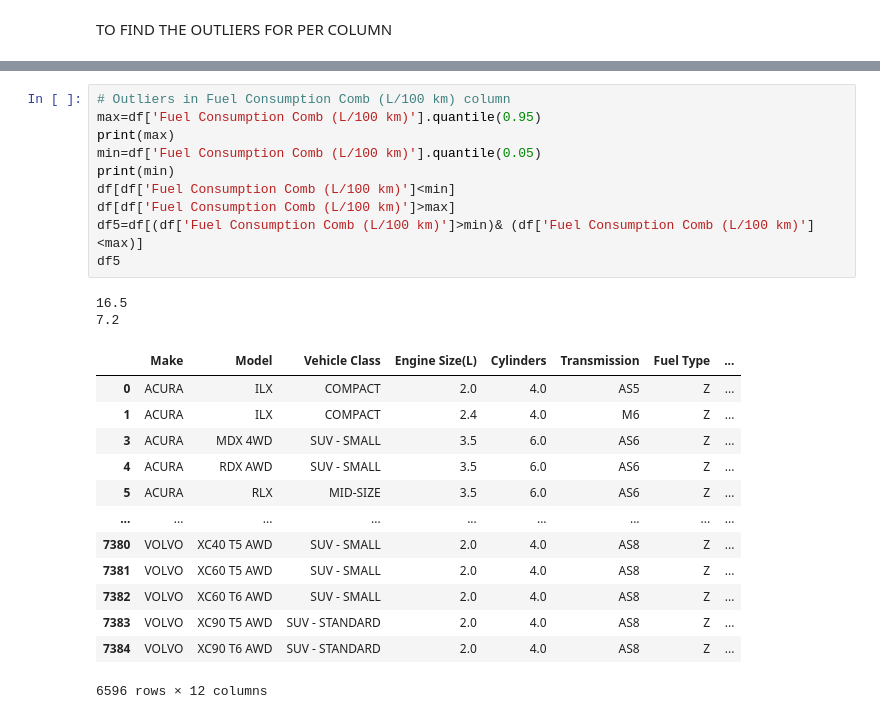
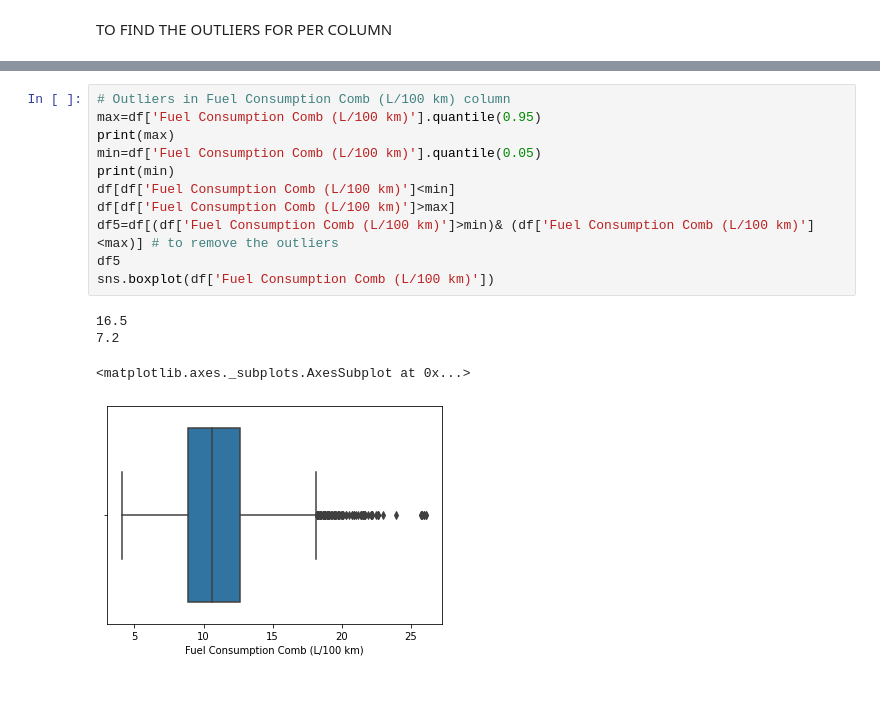
Before and after one commit to somashekar95/CO2data_cleansing, a Jupyter notebook: CO2data.ipynb, the cells around one changed output, grey strips where cells are left out. Cells and saved outputs as stored; diff of their text form; blank space fills up the shorter version.

```diff
--- a/CO2data.ipynb
+++ b/CO2data.ipynb
@@ -157,29 +125,19 @@ df4
 # %%
 # Outliers in Fuel Consumption Comb (L/100 km) column
 max=df['Fuel Consumption Comb (L/100 km)'].quantile(0.95)
 print(max)
 min=df['Fuel Consumption Comb (L/100 km)'].quantile(0.05)
 print(min)
 df[df['Fuel Consumption Comb (L/100 km)']<min]
 df[df['Fuel Consumption Comb (L/100 km)']>max]
-df5=df[(df['Fuel Consumption Comb (L/100 km)']>min)& (df['Fuel Consumption Comb (L/100 km)']<max)]
+df5=df[(df['Fuel Consumption Comb (L/100 km)']>min)& (df['Fuel Consumption Comb (L/100 km)']<max)] # to remove the outliers
 df5
+sns.boxplot(df['Fuel Consumption Comb (L/100 km)'])
 # %% [output]
 16.5
 7.2
-|  | Make | Model | Vehicle Class | Engine Size(L) | Cylinders | Transmission | Fuel Type | ... |
-| 0 | ACURA | ILX | COMPACT | 2.0 | 4.0 | AS5 | Z | ... |
-| 1 | ACURA | ILX | COMPACT | 2.4 | 4.0 | M6 | Z | ... |
-| 3 | ACURA | MDX 4WD | SUV - SMALL | 3.5 | 6.0 | AS6 | Z | ... |
-| 4 | ACURA | RDX AWD | SUV - SMALL | 3.5 | 6.0 | AS6 | Z | ... |
-| 5 | ACURA | RLX | MID-SIZE | 3.5 | 6.0 | AS6 | Z | ... |
-| ... | ... | ... | ... | ... | ... | ... | ... | ... |
-| 7380 | VOLVO | XC40 T5 AWD | SUV - SMALL | 2.0 | 4.0 | AS8 | Z | ... |
-| 7381 | VOLVO | XC60 T5 AWD | SUV - SMALL | 2.0 | 4.0 | AS8 | Z | ... |
-| 7382 | VOLVO | XC60 T6 AWD | SUV - SMALL | 2.0 | 4.0 | AS8 | Z | ... |
-| 7383 | VOLVO | XC90 T5 AWD | SUV - STANDARD | 2.0 | 4.0 | AS8 | Z | ... |
-| 7384 | VOLVO | XC90 T6 AWD | SUV - STANDARD | 2.0 | 4.0 | AS8 | Z | ... |
-6596 rows × 12 columns
+<matplotlib.axes._subplots.AxesSubplot at 0x...>
+[figure, added]
 # %%
 # Outliers in Fuel Consumption Comb (mpg) column
 max=df['Fuel Consumption Comb (mpg)'].quantile(0.95)
```
Also changed, not shown: parts of 8 cells of this notebook.
